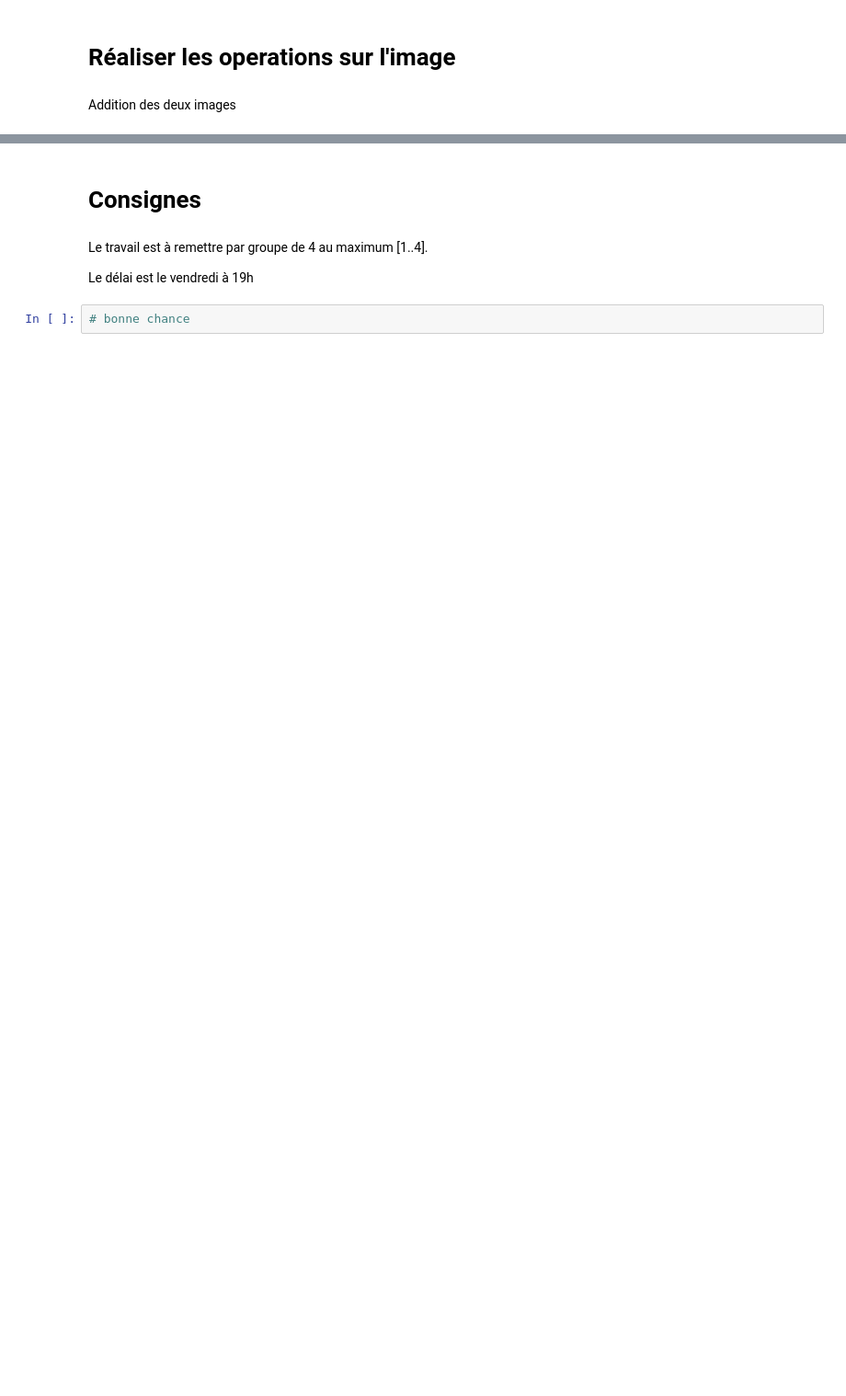
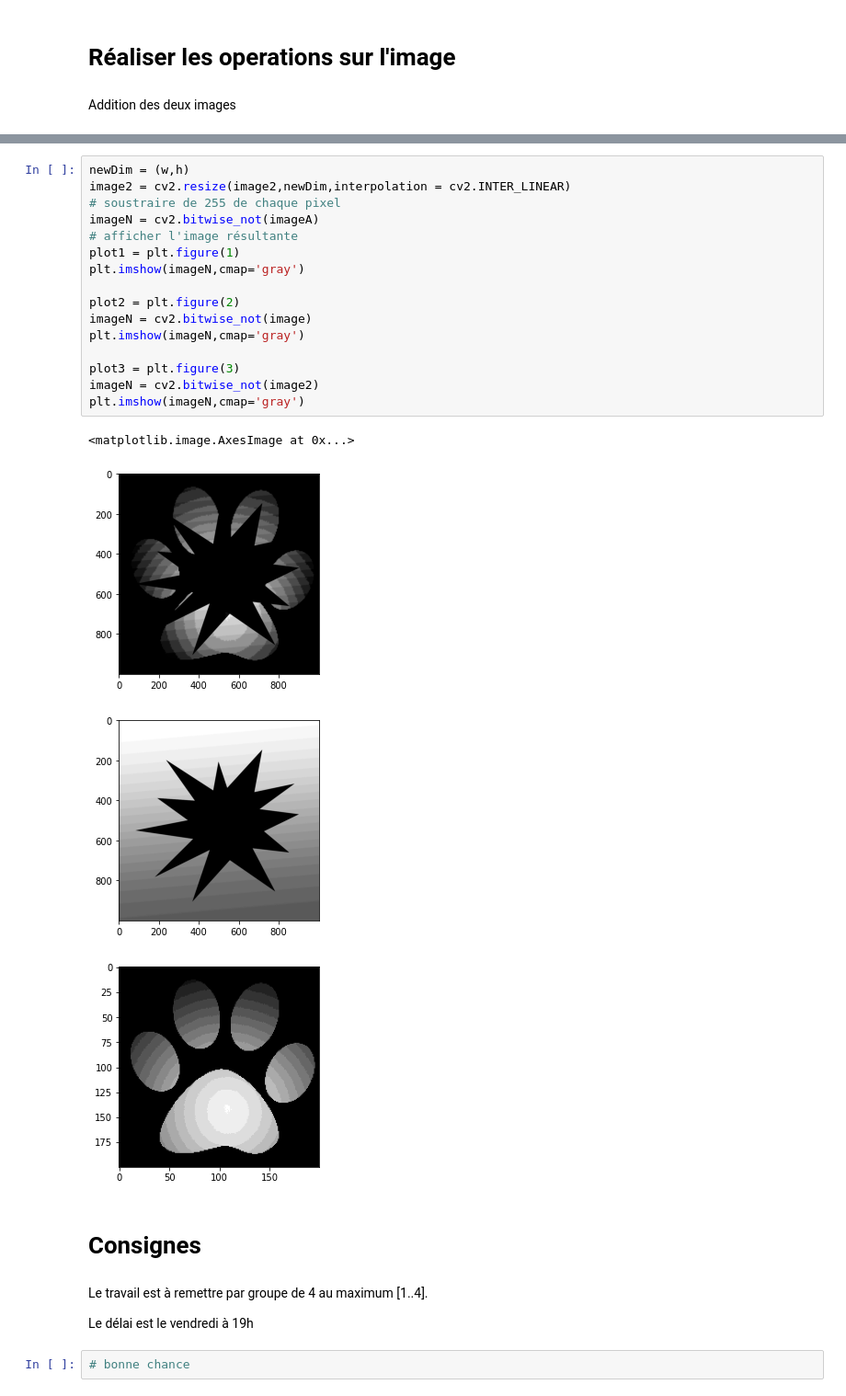
Before and after one commit to Se1f0/Sampling-and-quantification-of-an-analogique-image, a Jupyter notebook: TP 1 Quantification-Echantillonage.ipynb, the cells around one changed output, grey strips where cells are left out. Shown at 92% size. Drawn from its saved outputs; the diff is of its cells as text; blank space fills up the shorter version.

```diff
--- a/TP 1 Quantification-Echantillonage.ipynb
+++ b/TP 1 Quantification-Echantillonage.ipynb
@@ -135,3 +155,24 @@ NameError: name 'imageN' is not defined
+# %%
+newDim = (w,h)
+image2 = cv2.resize(image2,newDim,interpolation = cv2.INTER_LINEAR)
+# soustraire de 255 de chaque pixel
+imageN = cv2.bitwise_not(imageA)
+# afficher l'image résultante
+plot1 = plt.figure(1)
+plt.imshow(imageN,cmap='gray')
+
+plot2 = plt.figure(2)
+imageN = cv2.bitwise_not(image)
+plt.imshow(imageN,cmap='gray')
+
+plot3 = plt.figure(3)
+imageN = cv2.bitwise_not(image2)
+plt.imshow(imageN,cmap='gray')
+# %% [output]
+<matplotlib.image.AxesImage at 0x...>
+[figure, added]
+[figure, added]
+[figure, added]
 # %% [markdown]
 # Consignes
 # %% [markdown]
```
Also changed, not shown: parts of 9 cells of this notebook, 3 other files.
